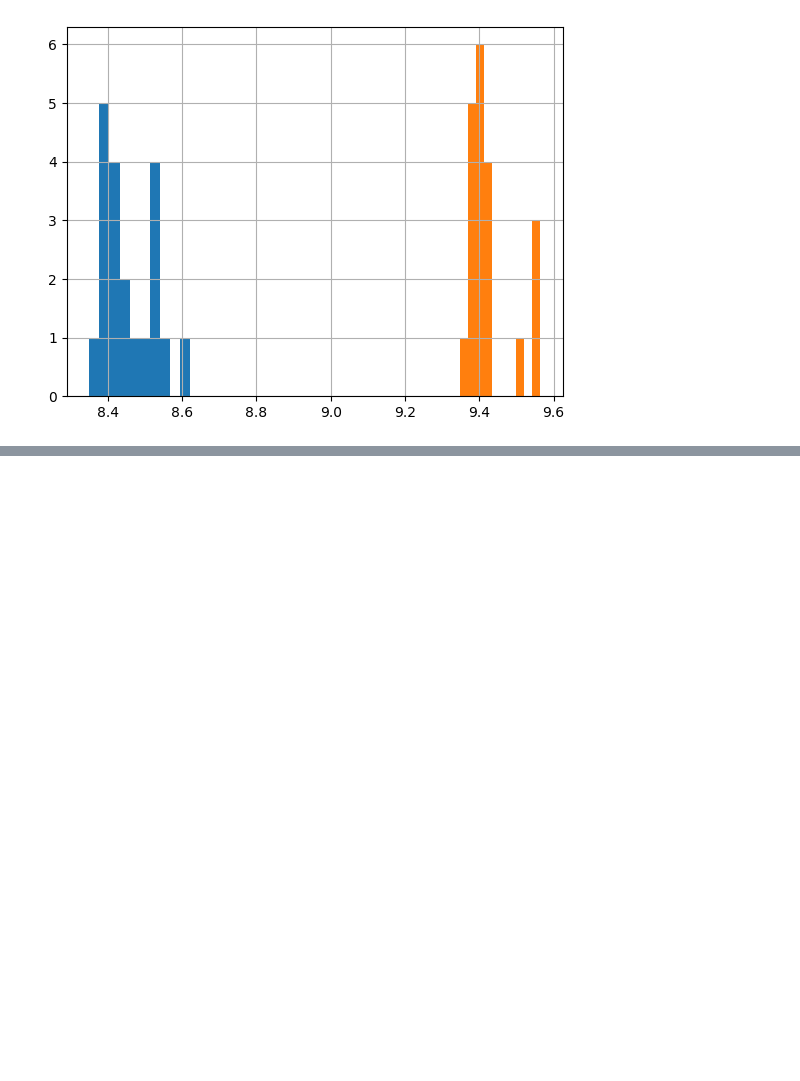
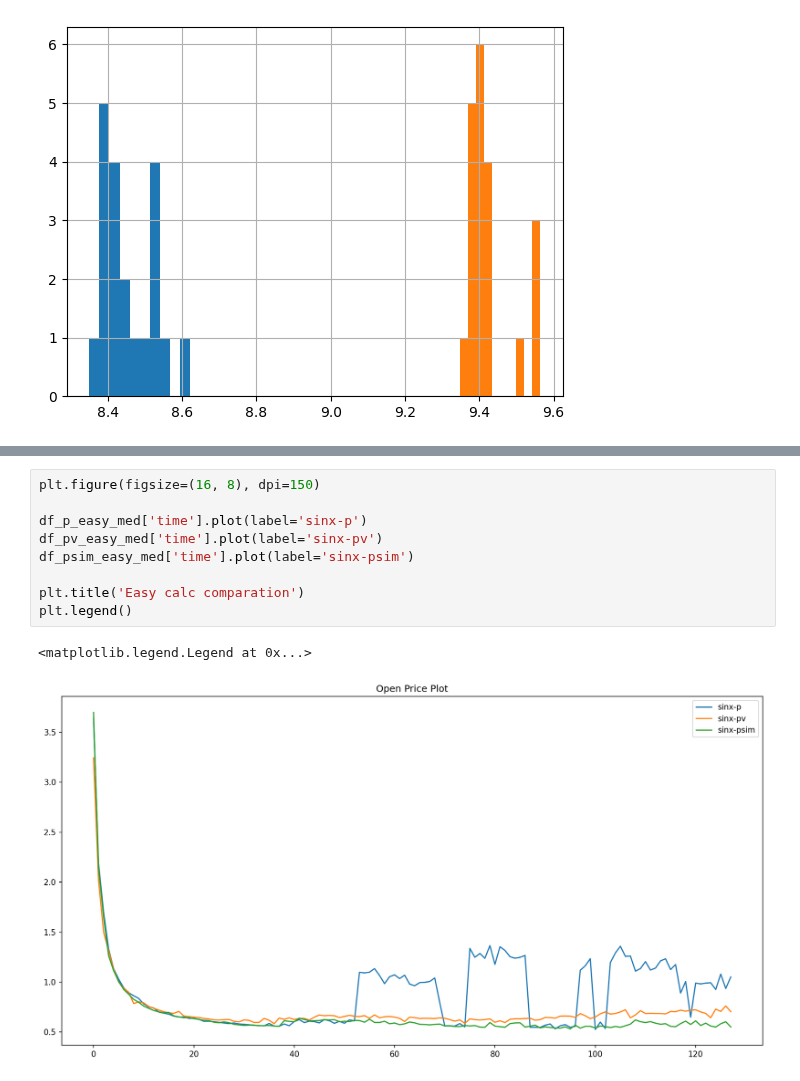
Before and after one commit to jparadadev/notebooks, a Jupyter notebook: high-performance-for-cyber-security/sinx.ipynb, the cells around one changed output, grey strips where cells are left out. Cells and saved outputs as stored; diff of their text form; blank space fills up the shorter version.

Commit message:
add remaining calcs

```diff
--- a/high-performance-for-cyber-security/sinx.ipynb
+++ b/high-performance-for-cyber-security/sinx.ipynb
@@ -113,0 +182,12 @@ df_ori_hard['time'].hist()
+# %%
+plt.figure(figsize=(16, 8), dpi=150)
+
+df_p_easy_med['time'].plot(label='sinx-p')
+df_pv_easy_med['time'].plot(label='sinx-pv')
+df_psim_easy_med['time'].plot(label='sinx-psim')
+
+plt.title('Easy calc comparation')
+plt.legend()
+# %% [output]
+<matplotlib.legend.Legend at 0x...>
+[figure, added]
```
Also changed, not shown: parts of 9 cells of this notebook, 5 other files.
